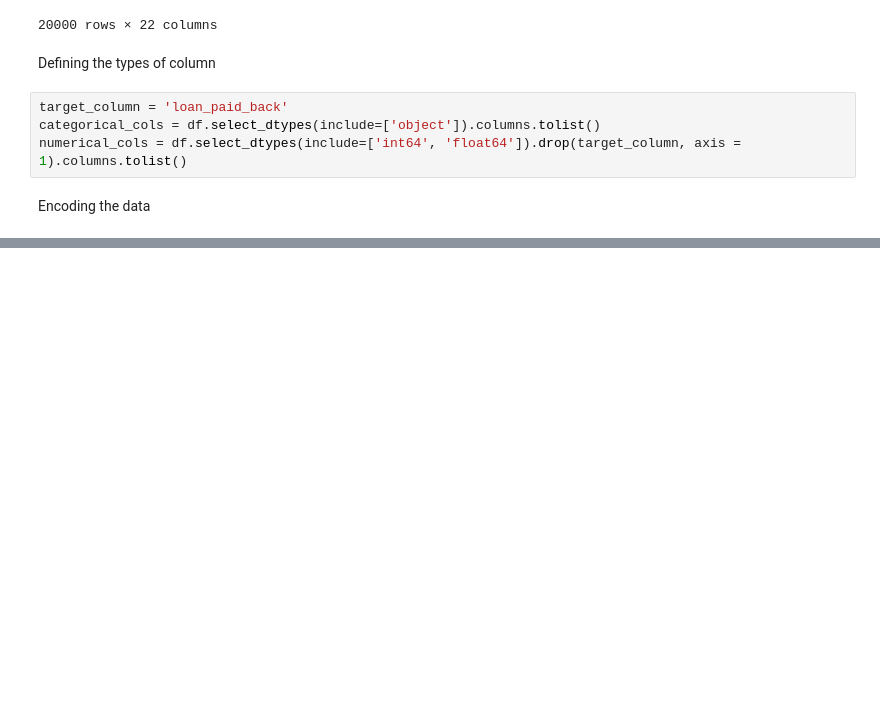
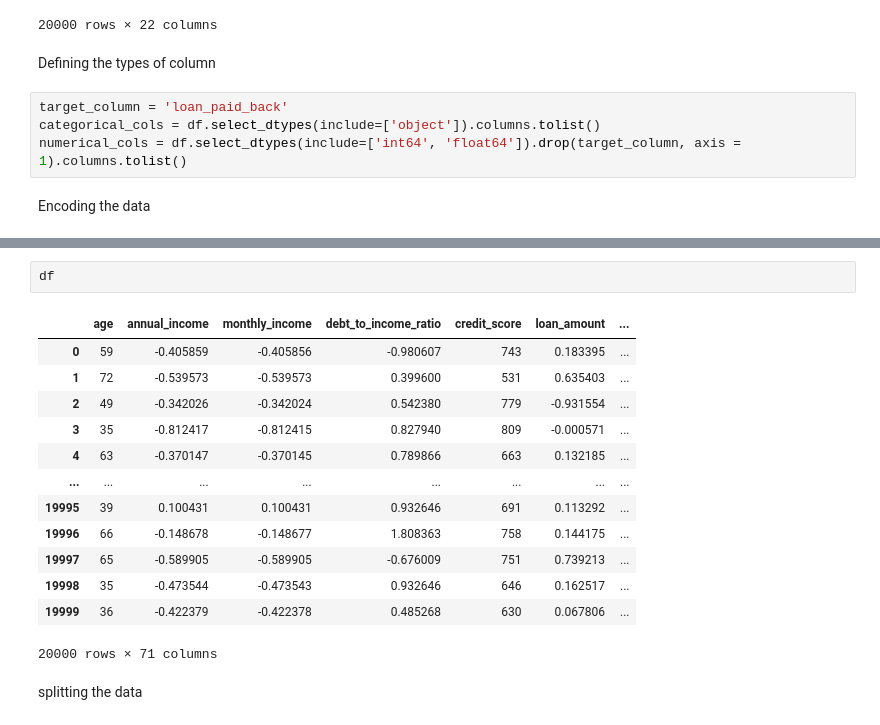
Before and after one commit to tahaftm/Machine-Learning-Projects, a Jupyter notebook: loan prediction.ipynb, the cells around one changed output, grey strips where cells are left out. Drawn from its saved outputs; the diff is of its cells as text; blank space fills up the shorter version.

```diff
--- a/loan prediction.ipynb
+++ b/loan prediction.ipynb
@@ -59,0 +94,18 @@ Name: count, dtype: int64
+# %%
+df
+# %% [output]
+|  | age | annual_income | monthly_income | debt_to_income_ratio | credit_score | loan_amount | ... |
+| 0 | 59 | -0.405859 | -0.405856 | -0.980607 | 743 | 0.183395 | ... |
+| 1 | 72 | -0.539573 | -0.539573 | 0.399600 | 531 | 0.635403 | ... |
+| 2 | 49 | -0.342026 | -0.342024 | 0.542380 | 779 | -0.931554 | ... |
+| 3 | 35 | -0.812417 | -0.812415 | 0.827940 | 809 | -0.000571 | ... |
+| 4 | 63 | -0.370147 | -0.370145 | 0.789866 | 663 | 0.132185 | ... |
+| ... | ... | ... | ... | ... | ... | ... | ... |
+| 19995 | 39 | 0.100431 | 0.100431 | 0.932646 | 691 | 0.113292 | ... |
+| 19996 | 66 | -0.148678 | -0.148677 | 1.808363 | 758 | 0.144175 | ... |
+| 19997 | 65 | -0.589905 | -0.589905 | -0.676009 | 751 | 0.739213 | ... |
+| 19998 | 35 | -0.473544 | -0.473543 | 0.932646 | 646 | 0.162517 | ... |
+| 19999 | 36 | -0.422379 | -0.422378 | 0.485268 | 630 | 0.067806 | ... |
+20000 rows × 71 columns
+# %% [markdown]
+splitting the data
```
Also changed, not shown: parts of 20 cells of this notebook.
